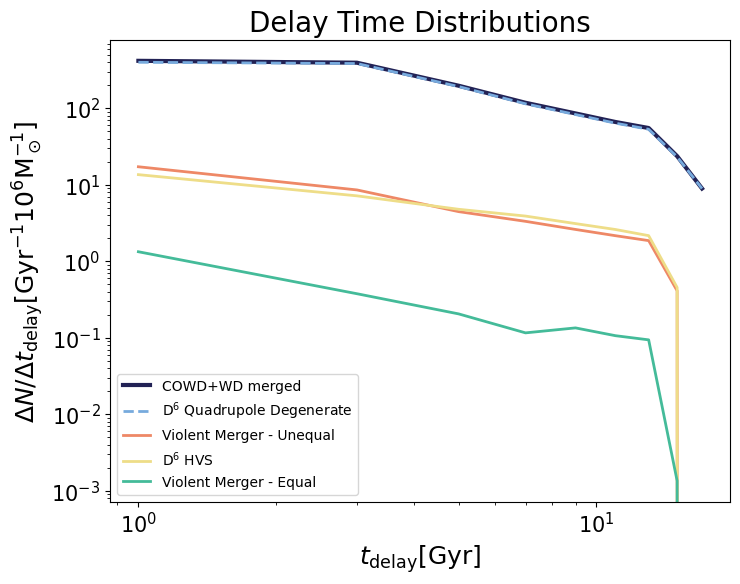
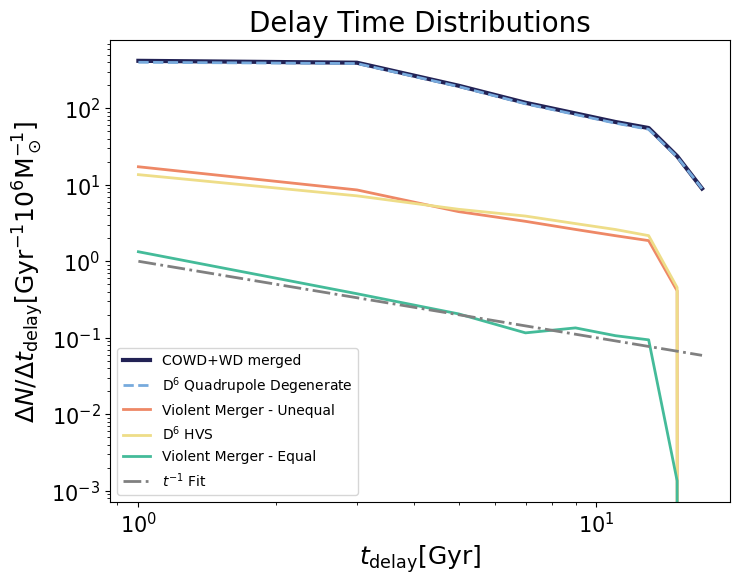
Unified diff of the notebook cell whose output changed from the first chart to the second:
--- before
+++ after
@@ -68,5 +68,10 @@
 
 
+# fitting t^-1!!
+def line_plot(x):
+    return x**-1
 
+# fit?
+axs.plot(bin_centers_vm_equal, line_plot(bin_centers_vm_equal), color = 'grey', lw=2,ls="-.", label='$t^{-1}$ Fit')
 
 

Commit: t^-1 fit